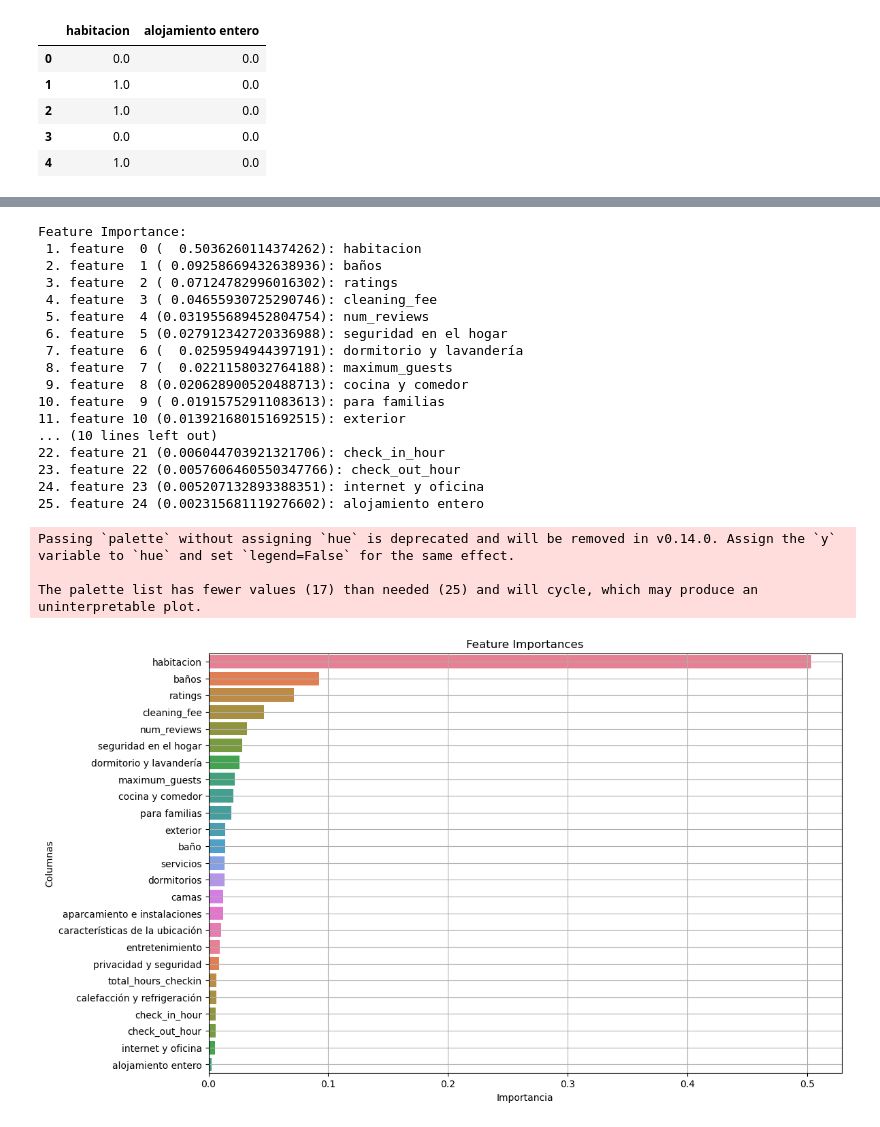
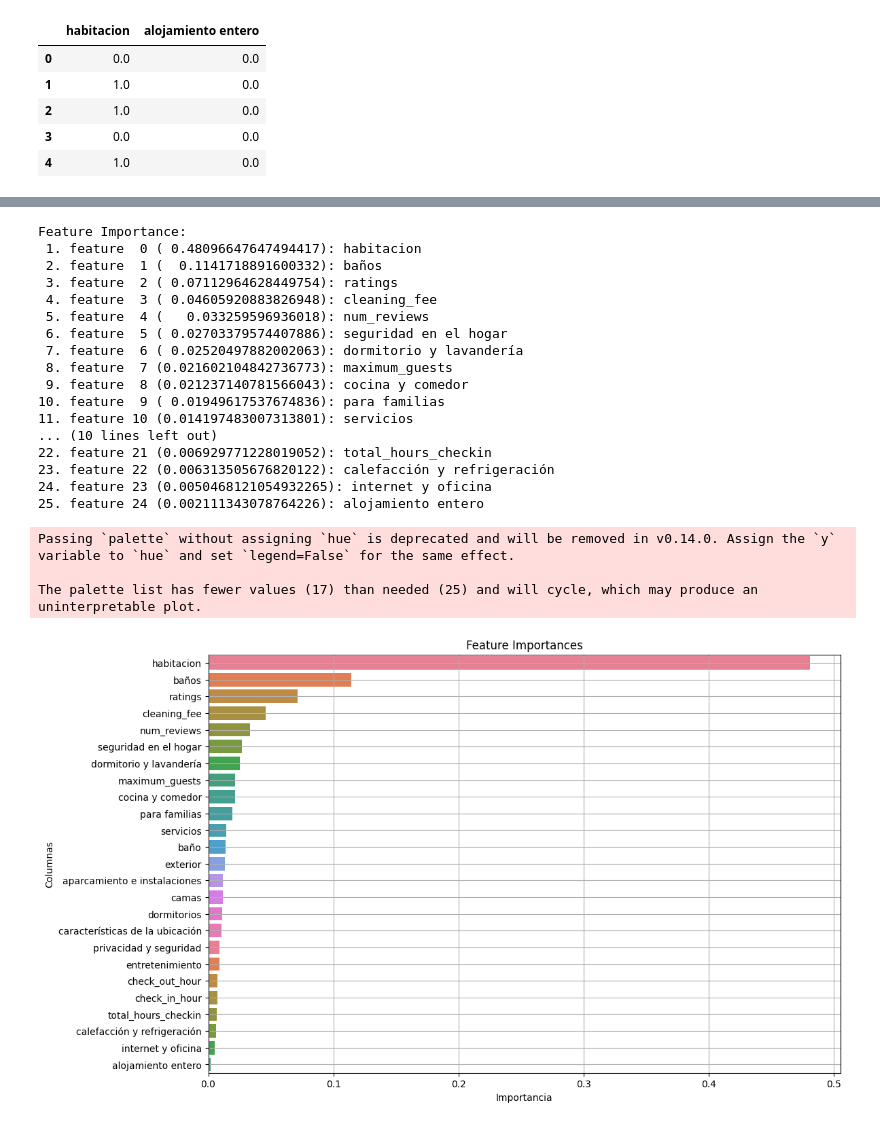
Before and after one commit to DiogoBernardoPT/Proyecto-Final-Bootcamp---Dream-Team, a Jupyter notebook: Depuración.ipynb, the cells around one changed output, grey strips where cells are left out. Saved outputs shown, nothing was run; the diff lists cells and outputs as text; code cells hidden in the pictures.

```diff
--- a/Depuración.ipynb
+++ b/Depuración.ipynb
@@ -13,2 +14,2 @@ from sklearn.ensemble import RandomForestRegressor
 # %%
-df = pd.read_csv('C:/Users/peni_/Desktop/proyecto/Proyecto-Final-Bootcamp---Dream-Team/data/df_to_encode.csv')
+df = pd.read_csv('data/df_to_encode.csv')
@@ -66,6 +95,6 @@ KNNImputer
 # %%
 %%time
-imputer = KNNImputer(n_neighbors=3)
+imputer = KNNImputer(n_neighbors=10)
 df_encoded = pd.DataFrame(imputer.fit_transform(df_encoded), columns=df_encoded.columns)
 df_encoded
 # %% [output]
@@ -107,51 +136,51 @@ Feature Importance
 # Feature Importance
 
 # Modelo de RandomForest para obtener Feature Importance
-model = RandomForestRegressor(n_estimators = 250,
+model = RandomForestRegressor(n_estimators = 500,
                                random_state = 0)
 # Entrenamos el modelo
 model.fit(df.drop(["prices_per_night"], axis = 1), df["prices_per_night"])
 
 # Calculamos Feature Importance
 importances = model.feature_importances_
 
 df = pd.DataFrame(data = zip(df.drop(["prices_per_night"], axis = 1).columns, importances),
                               columns = ["Columnas", "Importancia"])
 
 df = df.sort_values("Importancia", ascending = False)
 
 print("Feature Importance:")
 
 for index, (feature, importance) in enumerate(df.values):
 
     print(f"{index + 1:2}. feature {index:2} ({importance:20}): {feature}")
 
 plt.figure(figsize = (12, 8))
 
 plt.title("Feature Importances")
 sns.barplot(x = df["Importancia"], y = df["Columnas"], palette = sns.color_palette("husl", 17))
 
 plt.grid()
 plt.show()
 # %% [output]
 Feature Importance:
- 1. feature  0 (  0.5036260114374262): habitacion
- 2. feature  1 ( 0.09258669432638936): baños
- 3. feature  2 ( 0.07124782996016302): ratings
- 4. feature  3 ( 0.04655930725290746): cleaning_fee
- 5. feature  4 (0.031955689452804754): num_reviews
- 6. feature  5 (0.027912342720336988): seguridad en el hogar
- 7. feature  6 (  0.0259594944397191): dormitorio y lavandería
- 8. feature  7 (  0.0221158032764188): maximum_guests
- 9. feature  8 (0.020628900520488713): cocina y comedor
-10. feature  9 ( 0.01915752911083613): para familias
-11. feature 10 (0.013921680151692515): exterior
+ 1. feature  0 ( 0.48096647647494417): habitacion
+ 2. feature  1 (  0.1141718891600332): baños
+ 3. feature  2 ( 0.07112964628449754): ratings
+ 4. feature  3 ( 0.04605920883826948): cleaning_fee
+ 5. feature  4 (   0.033259596936018): num_reviews
+ 6. feature  5 ( 0.02703379574407886): seguridad en el hogar
+ 7. feature  6 ( 0.02520497882002063): dormitorio y lavandería
+ 8. feature  7 (0.021602104842736773): maximum_guests
+ 9. feature  8 (0.021237140781566043): cocina y comedor
+10. feature  9 ( 0.01949617537674836): para familias
+11. feature 10 (0.014197483007313801): servicios
 ... (10 lines left out)
-22. feature 21 (0.006044703921321706): check_in_hour
-23. feature 22 (0.0057606460550347766): check_out_hour
-24. feature 23 (0.005207132893388351): internet y oficina
-25. feature 24 (0.002315681119276602): alojamiento entero
+22. feature 21 (0.006929771228019052): total_hours_checkin
+23. feature 22 (0.006313505676820122): calefacción y refrigeración
+24. feature 23 (0.0050468121054932265): internet y oficina
+25. feature 24 (0.002111343078764226): alojamiento entero
 Passing `palette` without assigning `hue` is deprecated and will be removed in v0.14.0. Assign the `y` variable to `hue` and set `legend=False` for the same effect.
 
 The palette list has fewer values (17) than needed (25) and will cycle, which may produce an uninterpretable plot.
-[figure, old version]
+[figure, new version]
```
Also changed, not shown: parts of 19 cells of this notebook, 3 other files.
